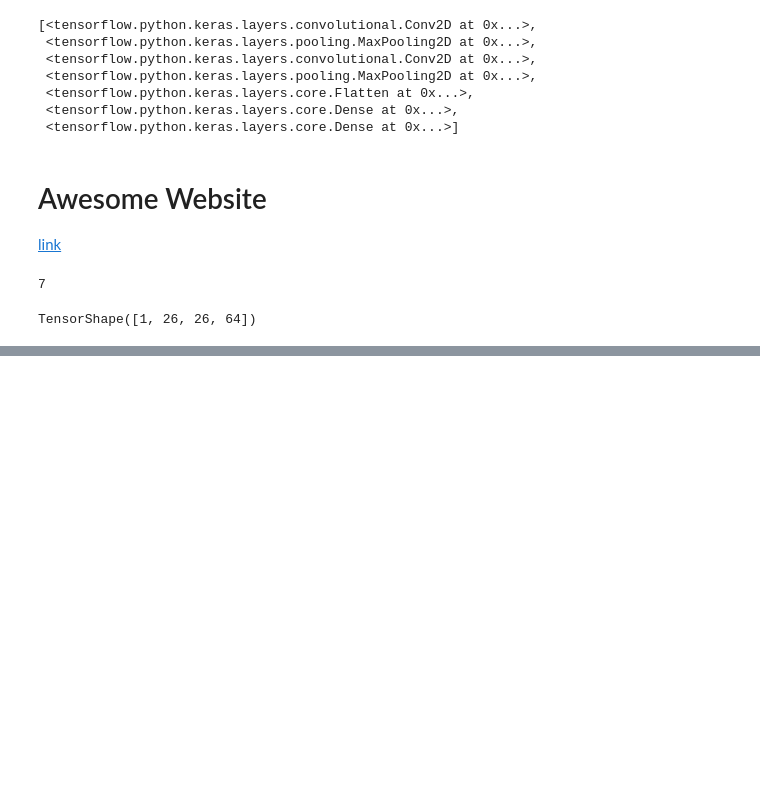
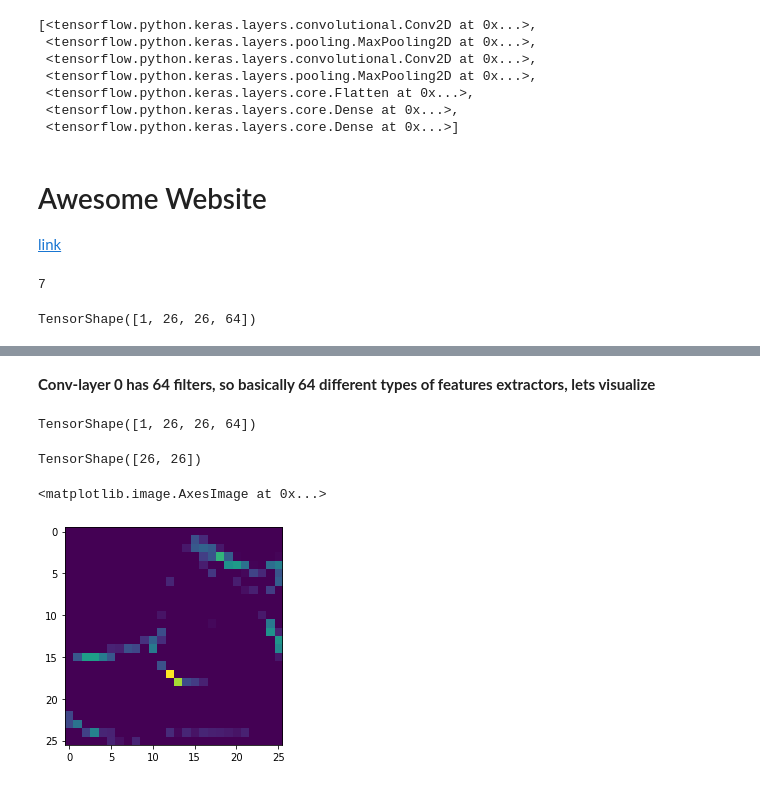
Before and after one commit to risavh/tensorflow_cert, a Jupyter notebook: basic/FashionMnist.ipynb, the cells around one changed output, grey strips where cells are left out. Drawn from its saved outputs; the diff is of its cells as text; code cells hidden in the pictures; blank space fills up the shorter version.

Commit message:
added the filter visualizations

```diff
--- a/basic/FashionMnist.ipynb
+++ b/basic/FashionMnist.ipynb
@@ -280,0 +294,16 @@ TensorShape([1, 26, 26, 64])
+# %% [markdown]
+
+**Conv-layer 0 has 64 filters, so basically 64 different types of features extractors, lets visualize**
+# %%
+features[0].shape
+# %% [output]
+TensorShape([1, 26, 26, 64])
+# %%
+features[0][0,:,:,0].shape
+# %% [output]
+TensorShape([26, 26])
+# %%
+plt.imshow(features[0][0,:,:,0]) ## Looks like a shoe, based on filter-1
+# %% [output]
+<matplotlib.image.AxesImage at 0x...>
+[figure, added]
```
Also changed, not shown: parts of 5 cells of this notebook.
